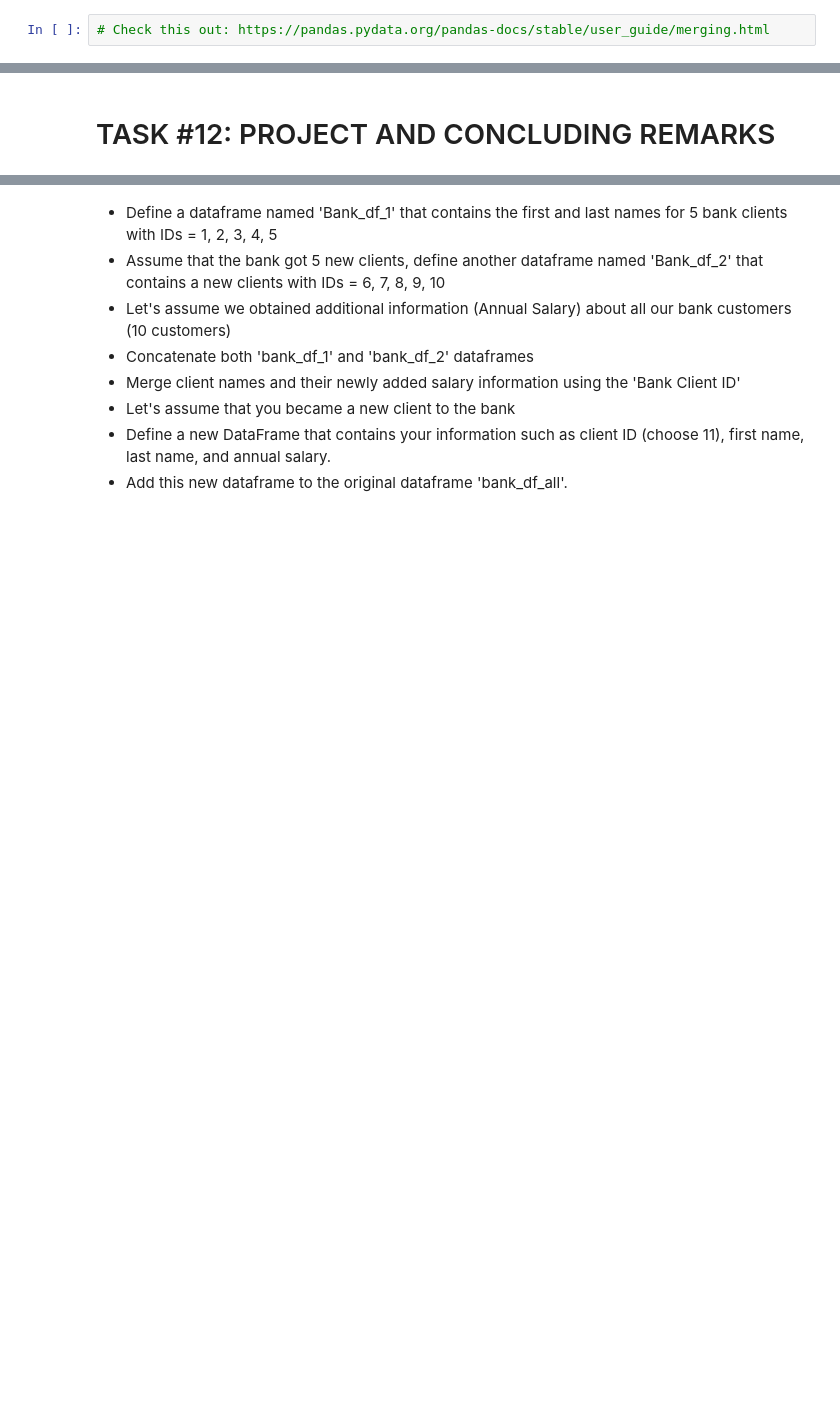
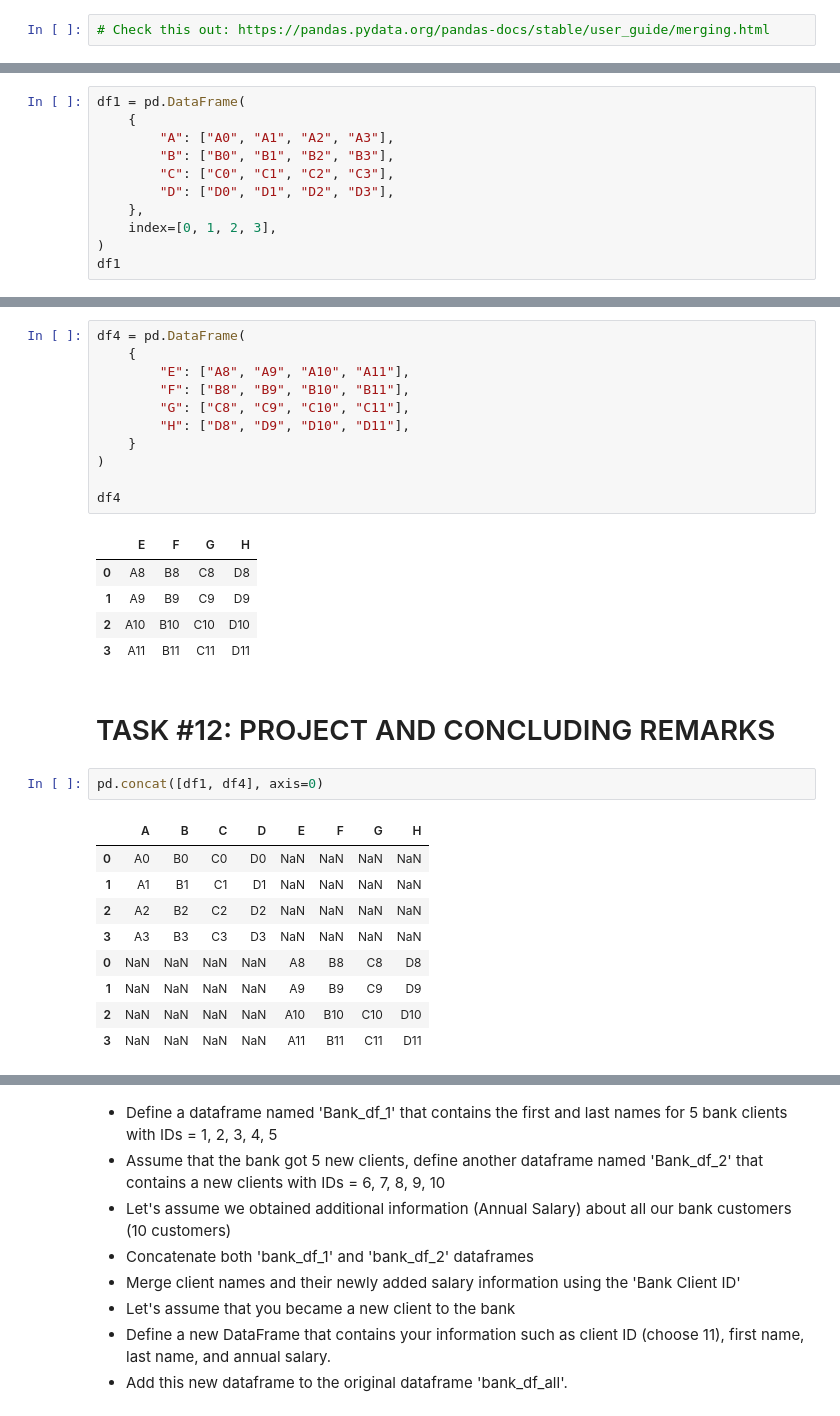
Before and after one commit to serkanozdamar/talktoweb, a Jupyter notebook: project/Python 101 - Python Libraries for Data Analysis - Numpy and Pandas.ipynb, the cells around one changed output, grey strips where cells are left out. Saved outputs shown, nothing was run; the diff lists cells and outputs as text; blank space fills up the shorter version.

```diff
--- a/project/Python 101 - Python Libraries for Data Analysis - Numpy and Pandas.ipynb
+++ b/project/Python 101 - Python Libraries for Data Analysis - Numpy and Pandas.ipynb
@@ -412,0 +668,11 @@ bank_client_df
+# %%
+df1 = pd.DataFrame(
+    {
+        "A": ["A0", "A1", "A2", "A3"],
+        "B": ["B0", "B1", "B2", "B3"],
+        "C": ["C0", "C1", "C2", "C3"],
+        "D": ["D0", "D1", "D2", "D3"],
+    },
+    index=[0, 1, 2, 3],
+)
+df1
@@ -413,2 +737,31 @@ bank_client_df
+# %%
+df4 = pd.DataFrame(
+    {
+        "E": ["A8", "A9", "A10", "A11"],
+        "F": ["B8", "B9", "B10", "B11"],
+        "G": ["C8", "C9", "C10", "C11"],
+        "H": ["D8", "D9", "D10", "D11"],
+    }
+)
+
+df4
+# %% [output]
+|  | E | F | G | H |
+| 0 | A8 | B8 | C8 | D8 |
+| 1 | A9 | B9 | C9 | D9 |
+| 2 | A10 | B10 | C10 | D10 |
+| 3 | A11 | B11 | C11 | D11 |
 # %% [markdown]
 # TASK #12: PROJECT AND CONCLUDING REMARKS
+# %%
+pd.concat([df1, df4], axis=0)
+# %% [output]
+|  | A | B | C | D | E | F | G | H |
+| 0 | A0 | B0 | C0 | D0 | NaN | NaN | NaN | NaN |
+| 1 | A1 | B1 | C1 | D1 | NaN | NaN | NaN | NaN |
+| 2 | A2 | B2 | C2 | D2 | NaN | NaN | NaN | NaN |
+| 3 | A3 | B3 | C3 | D3 | NaN | NaN | NaN | NaN |
+| 0 | NaN | NaN | NaN | NaN | A8 | B8 | C8 | D8 |
+| 1 | NaN | NaN | NaN | NaN | A9 | B9 | C9 | D9 |
+| 2 | NaN | NaN | NaN | NaN | A10 | B10 | C10 | D10 |
+| 3 | NaN | NaN | NaN | NaN | A11 | B11 | C11 | D11 |
```
Also changed, not shown: parts of 91 cells of this notebook, 10 other files.
